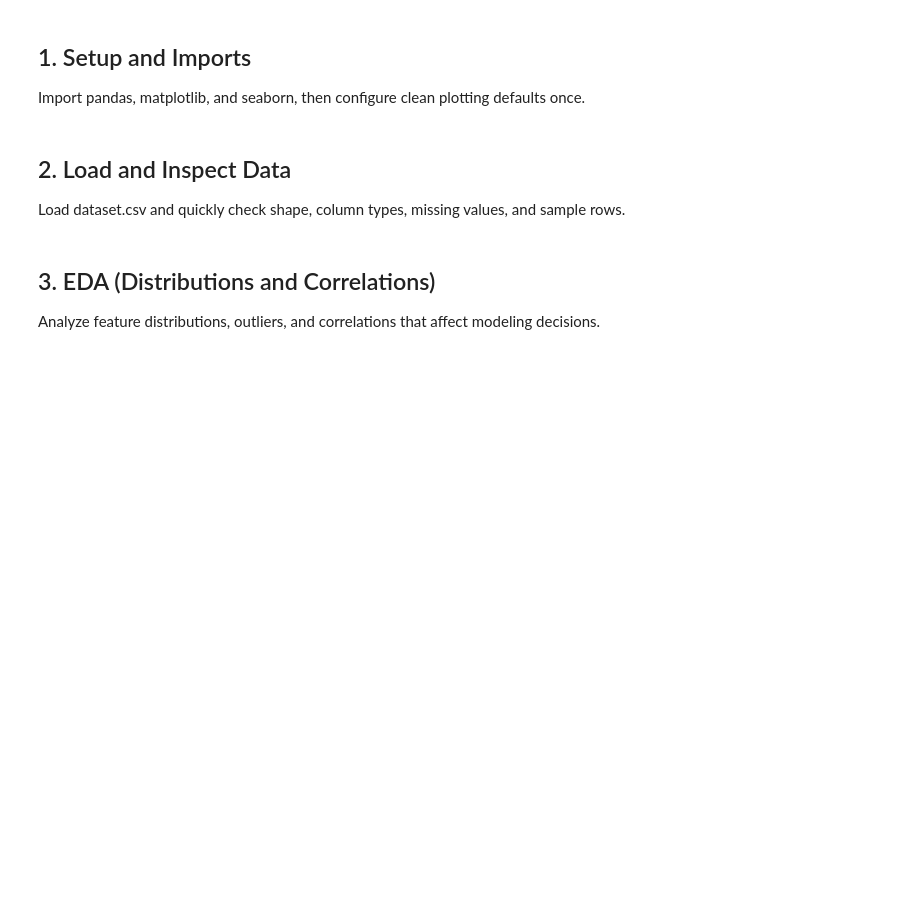
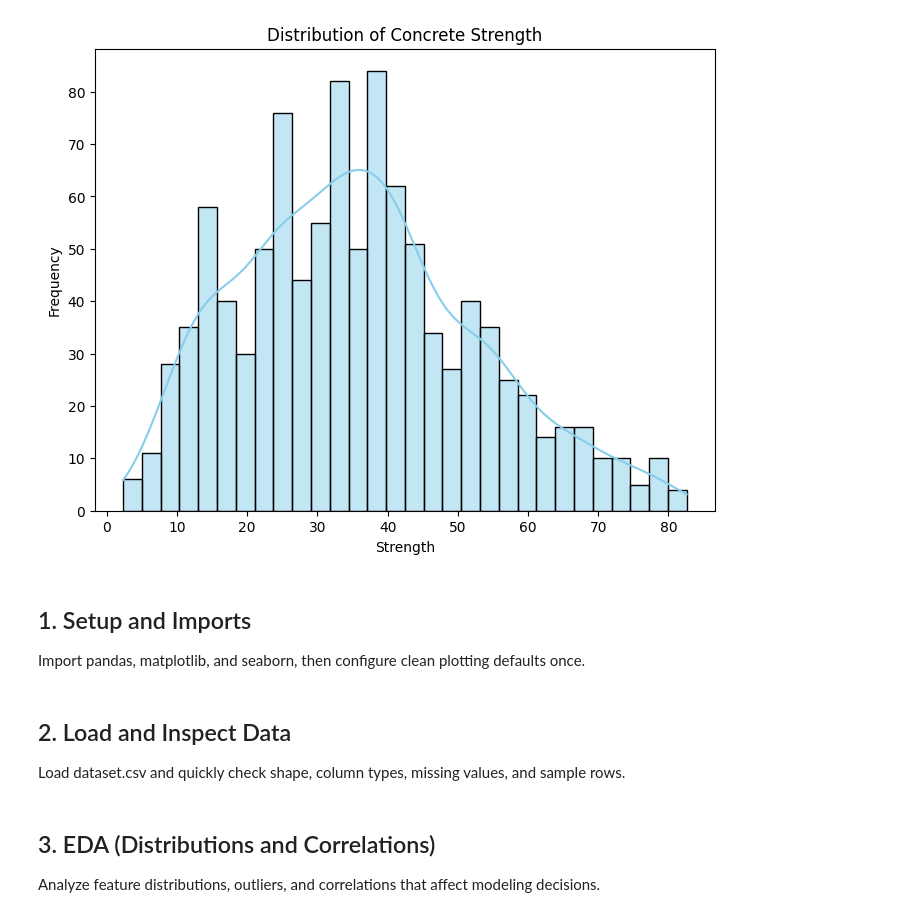
Before and after one commit to soumyajanthikar/Linear-Regression, a Jupyter notebook: exploration/exploration.ipynb, the cells around one changed output. Cells and saved outputs as stored; diff of their text form; code cells hidden in the pictures; blank space fills up the shorter version.

```diff
--- a/exploration/exploration.ipynb
+++ b/exploration/exploration.ipynb
@@ -4,3 +111,13 @@ Issue: #<issue-number>
+# %%
+# Distribution of target variable
+plt.figure(figsize=(8,6))
+sns.histplot(data["Concrete compressive strength"], bins=30, kde=True, color="skyblue")
+plt.title("Distribution of Concrete Strength")
+plt.xlabel("Strength")
+plt.ylabel("Frequency")
+plt.show()
+# %% [output]
+[figure, added]
 # %% [markdown]
 ## 1. Setup and Imports
 Import pandas, matplotlib, and seaborn, then configure clean plotting defaults once.
```
Also changed, not shown: parts of 9 cells of this notebook.
